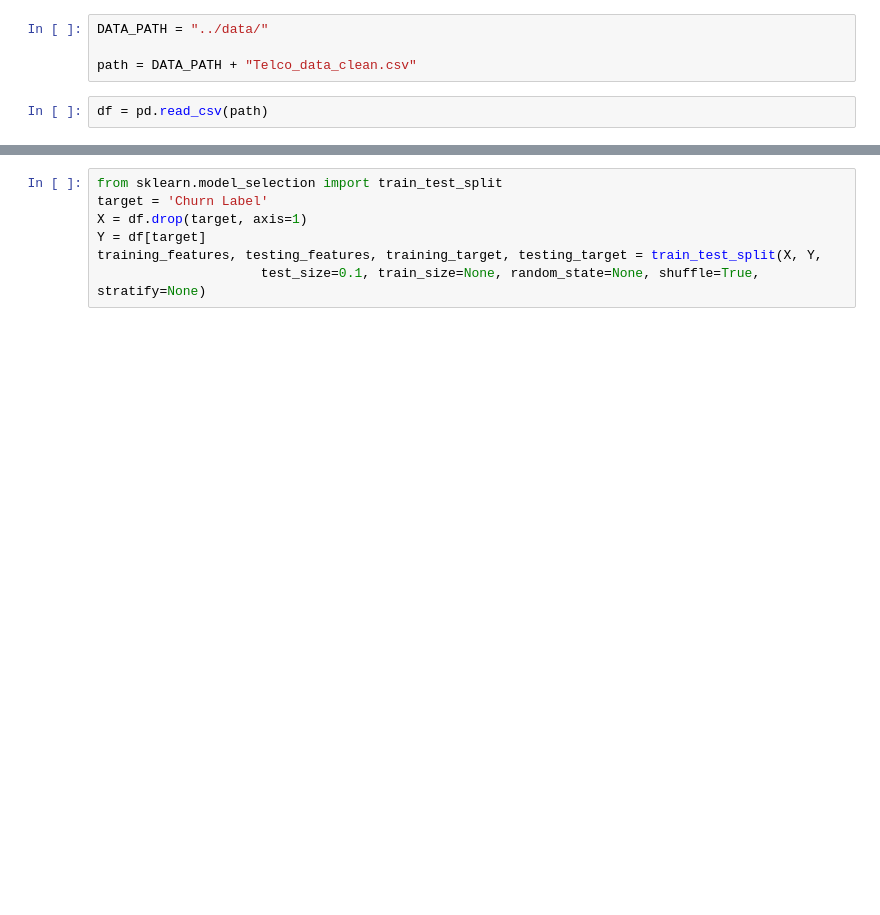
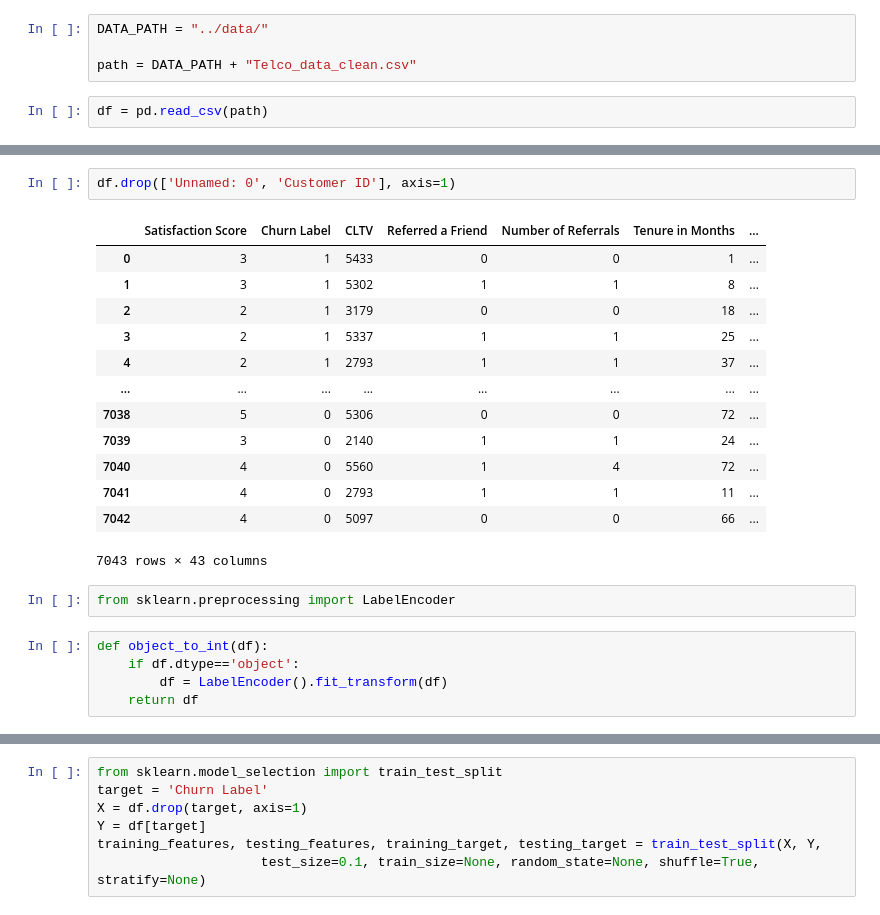
Before and after one commit to lucienwalewski/cse204project, a Jupyter notebook: src/prediction.ipynb, the cells around one changed output, grey strips where cells are left out. Drawn from its saved outputs; the diff is of its cells as text; blank space fills up the shorter version.

```diff
--- a/src/prediction.ipynb
+++ b/src/prediction.ipynb
@@ -77,0 +89,23 @@ plt.imshow(df.corr())
+# %%
+df.drop(['Unnamed: 0', 'Customer ID'], axis=1)
+# %% [output]
+|  | Satisfaction Score | Churn Label | CLTV | Referred a Friend | Number of Referrals | Tenure in Months | ... |
+| 0 | 3 | 1 | 5433 | 0 | 0 | 1 | ... |
+| 1 | 3 | 1 | 5302 | 1 | 1 | 8 | ... |
+| 2 | 2 | 1 | 3179 | 0 | 0 | 18 | ... |
+| 3 | 2 | 1 | 5337 | 1 | 1 | 25 | ... |
+| 4 | 2 | 1 | 2793 | 1 | 1 | 37 | ... |
+| ... | ... | ... | ... | ... | ... | ... | ... |
+| 7038 | 5 | 0 | 5306 | 0 | 0 | 72 | ... |
+| 7039 | 3 | 0 | 2140 | 1 | 1 | 24 | ... |
+| 7040 | 4 | 0 | 5560 | 1 | 4 | 72 | ... |
+| 7041 | 4 | 0 | 2793 | 1 | 1 | 11 | ... |
+| 7042 | 4 | 0 | 5097 | 0 | 0 | 66 | ... |
+7043 rows × 43 columns
+# %%
+from sklearn.preprocessing import LabelEncoder
+# %%
+def object_to_int(df):
+    if df.dtype=='object':
+        df = LabelEncoder().fit_transform(df)
+    return df
```
Also changed, not shown: parts of 11 cells of this notebook, 2 other files.
